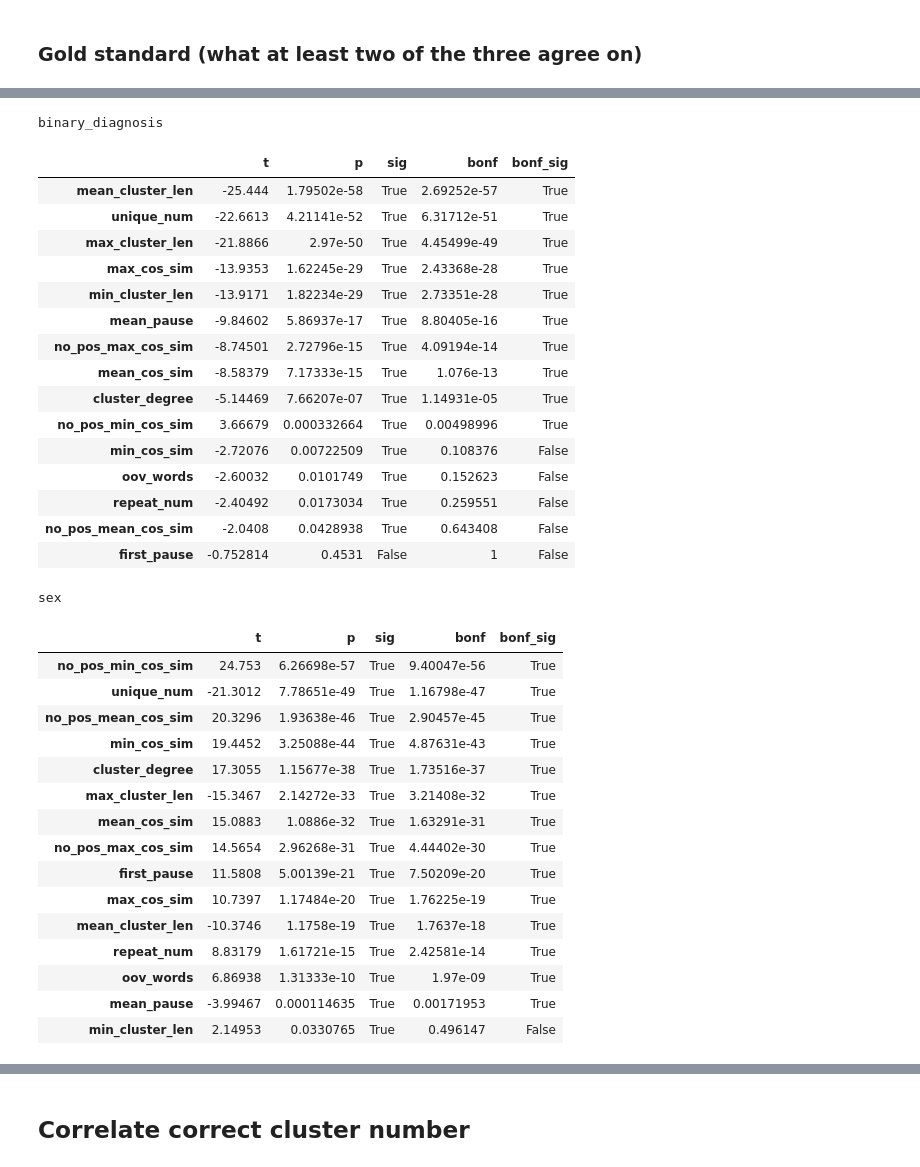
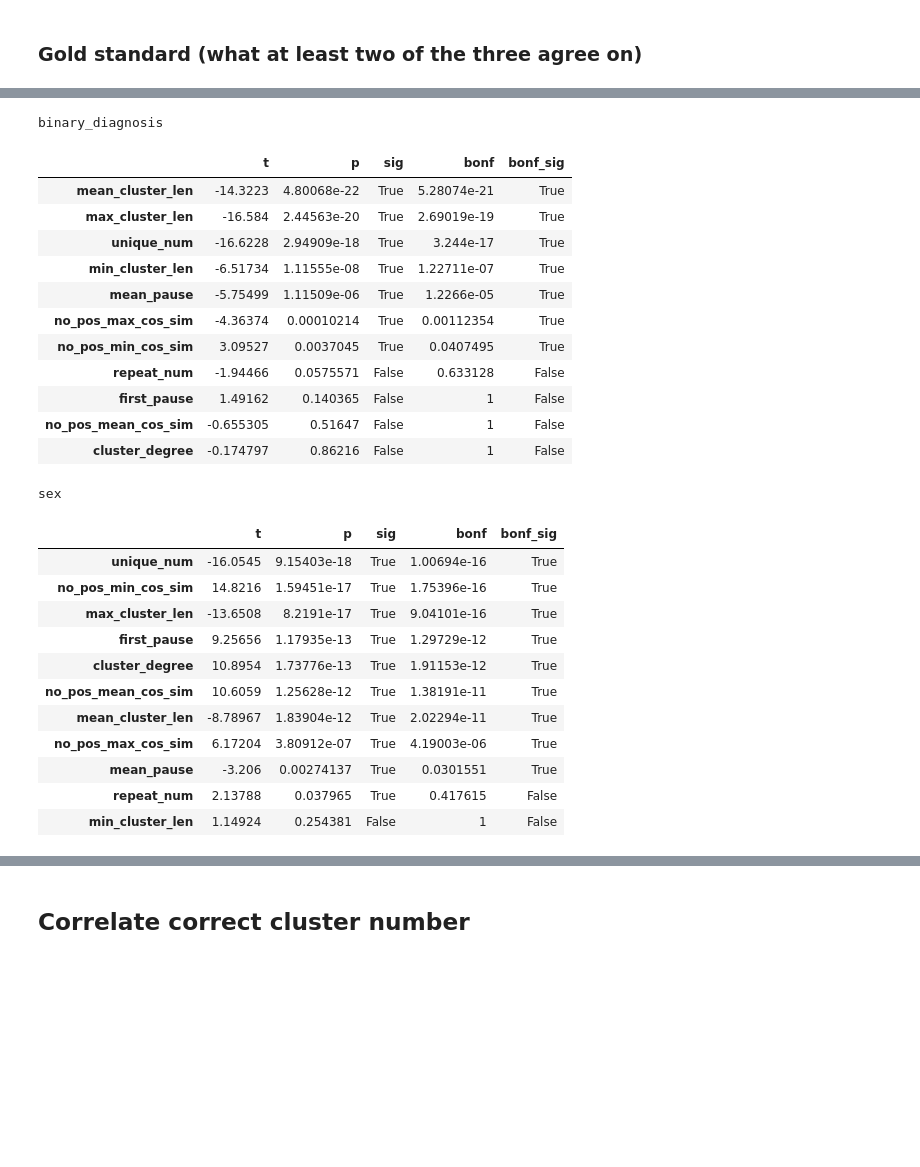
Before and after one commit to flying-bear/verbal_fluency, a Jupyter notebook: clustering_schizo_new.ipynb, the cells around one changed output, grey strips where cells are left out. Cells and saved outputs as stored; diff of their text form; code cells hidden in the pictures; blank space fills up the shorter version.

```diff
--- a/clustering_schizo_new.ipynb
+++ b/clustering_schizo_new.ipynb
@@ -779,4 +645,0 @@ education
-# %%
-for col_name in t_test:
-    print(col_name)
-    display(display_test(animals, no_pos_methods, col_name, stats.ttest_ind, stat_name='t'))
@@ -1125,15 +869,8 @@ animals.head()
-# %%
-for rater in ['galya', 'tanya', 'nastya']:
-    cluster = animals[f'cluster_{rater}'].apply(lambda x: pd.Series(process_cluster_str(x, oov=oov_list) if not pd.isnull(x) else x, index = [f'cluster_{rater}_splits_oov', f'cluster_{rater}_ids_oov']))
-    animals = pd.concat([animals, cluster], sort=False, axis=1)
-    animals[f'c_num_{rater}_oov'] = animals[f'cluster_{rater}_ids_oov'].apply(lambda x: len(x) if type(x) == list else x)
 # %% [markdown]
 ## split positions
 # %%
-to_copy = ['cos_sim_list', 'no_pos_cos_sim_list', 'cluster_galya_ids', 'cluster_tanya_ids', 'cluster_nastya_ids',
-           'c_num_galya', 'c_num_tanya', 'c_num_nastya',
-          'cluster_galya_ids_oov', 'cluster_tanya_ids_oov', 'cluster_nastya_ids_oov',
-           'c_num_galya_oov', 'c_num_tanya_oov', 'c_num_nastya_oov']
+to_copy = ['no_pos_cos_sim_list', 'cluster_galya_ids', 'cluster_tanya_ids', 'cluster_nastya_ids',
+           'c_num_galya', 'c_num_tanya', 'c_num_nastya']
 clustering = animals[to_copy].copy()
 # %%
 clustering['no_pos_c_cut_median'] = clustering['no_pos_cos_sim_list'].apply(lambda l: threshold_cutoff(l, no_pos_median)[0])
@@ -1289,50 +1041,41 @@ clustering.to_csv('clustering_results.csv')
 animals.to_csv('applied.csv')
 # %%
 to_corr = ['first_pause', 'mean_pause',
-           'mean_cos_sim', 'no_pos_mean_cos_sim',
-           'oov_words', 'min_cos_sim', 'no_pos_min_cos_sim',
-           'max_cos_sim', 'no_pos_max_cos_sim', 'unique_num',
+           'no_pos_mean_cos_sim', 'no_pos_min_cos_sim',
+           'no_pos_max_cos_sim', 'unique_num',
            'repeat_num', 'cluster_degree',
            'mean_cluster_len', 'min_cluster_len', 'max_cluster_len']
 # %%
 for col_name in t_test:
     print(col_name)
-    display(display_test(animals, to_corr, col_name, stats.ttest_ind, stat_name='t'))
+    display(display_test(animals, to_corr, col_name, lambda x, y, nan_policy: stats.ttest_ind(x, y, nan_policy=nan_policy, equal_var=False), stat_name='t'))
 # %% [output]
 binary_diagnosis
 |  | t | p | sig | bonf | bonf_sig |
-| mean_cluster_len | -25.444 | 1.79502e-58 | True | 2.69252e-57 | True |
-| unique_num | -22.6613 | 4.21141e-52 | True | 6.31712e-51 | True |
-| max_cluster_len | -21.8866 | 2.97e-50 | True | 4.45499e-49 | True |
-| max_cos_sim | -13.9353 | 1.62245e-29 | True | 2.43368e-28 | True |
-| min_cluster_len | -13.9171 | 1.82234e-29 | True | 2.73351e-28 | True |
-| mean_pause | -9.84602 | 5.86937e-17 | True | 8.80405e-16 | True |
-| no_pos_max_cos_sim | -8.74501 | 2.72796e-15 | True | 4.09194e-14 | True |
-| mean_cos_sim | -8.58379 | 7.17333e-15 | True | 1.076e-13 | True |
-| cluster_degree | -5.14469 | 7.66207e-07 | True | 1.14931e-05 | True |
-| no_pos_min_cos_sim | 3.66679 | 0.000332664 | True | 0.00498996 | True |
-| min_cos_sim | -2.72076 | 0.00722509 | True | 0.108376 | False |
-| oov_words | -2.60032 | 0.0101749 | True | 0.152623 | False |
-| repeat_num | -2.40492 | 0.0173034 | True | 0.259551 | False |
-| no_pos_mean_cos_sim | -2.0408 | 0.0428938 | True | 0.643408 | False |
-| first_pause | -0.752814 | 0.4531 | False | 1 | False |
+| mean_cluster_len | -14.3223 | 4.80068e-22 | True | 5.28074e-21 | True |
+| max_cluster_len | -16.584 | 2.44563e-20 | True | 2.69019e-19 | True |
+| unique_num | -16.6228 | 2.94909e-18 | True | 3.244e-17 | True |
+| min_cluster_len | -6.51734 | 1.11555e-08 | True | 1.22711e-07 | True |
+| mean_pause | -5.75499 | 1.11509e-06 | True | 1.2266e-05 | True |
+| no_pos_max_cos_sim | -4.36374 | 0.00010214 | True | 0.00112354 | True |
+| no_pos_min_cos_sim | 3.09527 | 0.0037045 | True | 0.0407495 | True |
+| repeat_num | -1.94466 | 0.0575571 | False | 0.633128 | False |
+| first_pause | 1.49162 | 0.140365 | False | 1 | False |
+| no_pos_mean_cos_sim | -0.655305 | 0.51647 | False | 1 | False |
+| cluster_degree | -0.174797 | 0.86216 | False | 1 | False |
 sex
 |  | t | p | sig | bonf | bonf_sig |
-| no_pos_min_cos_sim | 24.753 | 6.26698e-57 | True | 9.40047e-56 | True |
-| unique_num | -21.3012 | 7.78651e-49 | True | 1.16798e-47 | True |
-| no_pos_mean_cos_sim | 20.3296 | 1.93638e-46 | True | 2.90457e-45 | True |
-| min_cos_sim | 19.4452 | 3.25088e-44 | True | 4.87631e-43 | True |
-| cluster_degree | 17.3055 | 1.15677e-38 | True | 1.73516e-37 | True |
-| max_cluster_len | -15.3467 | 2.14272e-33 | True | 3.21408e-32 | True |
-| mean_cos_sim | 15.0883 | 1.0886e-32 | True | 1.63291e-31 | True |
-| no_pos_max_cos_sim | 14.5654 | 2.96268e-31 | True | 4.44402e-30 | True |
-| first_pause | 11.5808 | 5.00139e-21 | True | 7.50209e-20 | True |
-| max_cos_sim | 10.7397 | 1.17484e-20 | True | 1.76225e-19 | True |
-| mean_cluster_len | -10.3746 | 1.1758e-19 | True | 1.7637e-18 | True |
-| repeat_num | 8.83179 | 1.61721e-15 | True | 2.42581e-14 | True |
-| oov_words | 6.86938 | 1.31333e-10 | True | 1.97e-09 | True |
-| mean_pause | -3.99467 | 0.000114635 | True | 0.00171953 | True |
-| min_cluster_len | 2.14953 | 0.0330765 | True | 0.496147 | False |
+| unique_num | -16.0545 | 9.15403e-18 | True | 1.00694e-16 | True |
+| no_pos_min_cos_sim | 14.8216 | 1.59451e-17 | True | 1.75396e-16 | True |
+| max_cluster_len | -13.6508 | 8.2191e-17 | True | 9.04101e-16 | True |
+| first_pause | 9.25656 | 1.17935e-13 | True | 1.29729e-12 | True |
+| cluster_degree | 10.8954 | 1.73776e-13 | True | 1.91153e-12 | True |
+| no_pos_mean_cos_sim | 10.6059 | 1.25628e-12 | True | 1.38191e-11 | True |
+| mean_cluster_len | -8.78967 | 1.83904e-12 | True | 2.02294e-11 | True |
+| no_pos_max_cos_sim | 6.17204 | 3.80912e-07 | True | 4.19003e-06 | True |
+| mean_pause | -3.206 | 0.00274137 | True | 0.0301551 | True |
+| repeat_num | 2.13788 | 0.037965 | True | 0.417615 | False |
+| min_cluster_len | 1.14924 | 0.254381 | False | 1 | False |
 # %%
 for col_name in corr_test:
     print(col_name)
```
Also changed, not shown: parts of 75 cells of this notebook, 9 other files.
